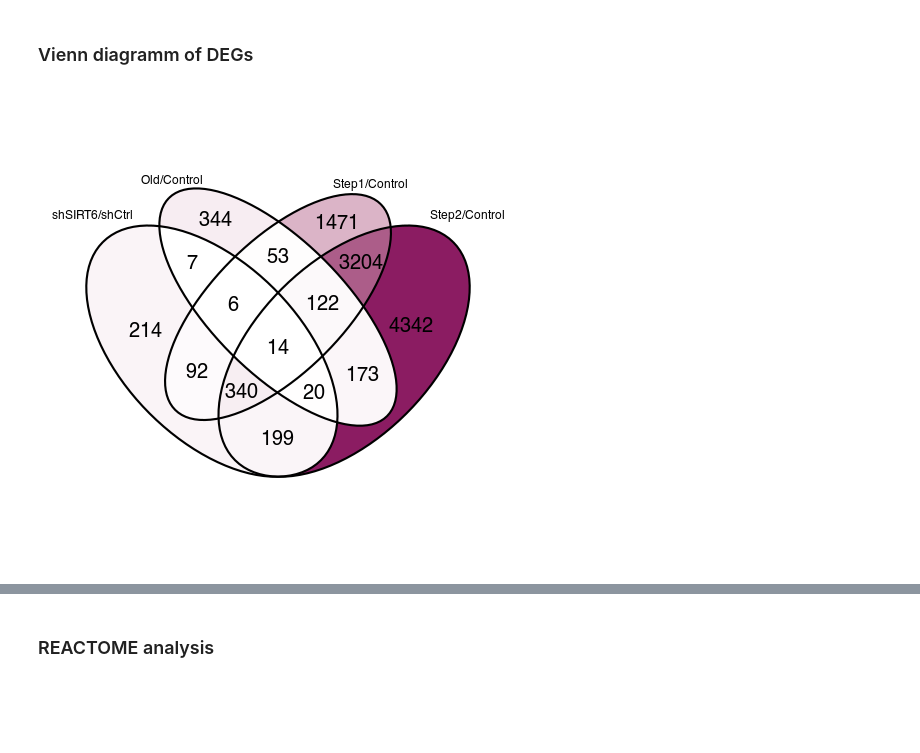
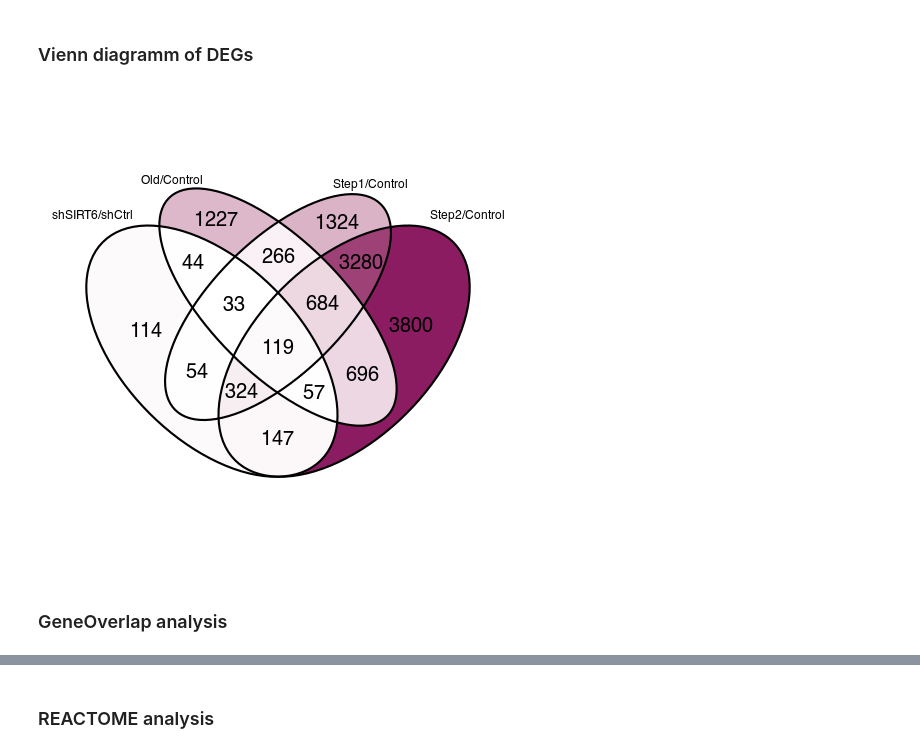
Before and after one commit to SIRT6/Sirt6_hic_paper, a Jupyter notebook: code_HiC/Figure6_RNAseq.ipynb, the cells around one changed output, grey strips where cells are left out. Saved outputs shown, nothing was run; the diff lists cells and outputs as text; code cells hidden in the pictures; blank space fills up the shorter version.

```diff
--- a/code_HiC/Figure6_RNAseq.ipynb
+++ b/code_HiC/Figure6_RNAseq.ipynb
@@ -861,27 +813,29 @@ low counts [2]     : 9109, 32%
 # %%
 %%R
 
 library(reshape2)
 library(ggVennDiagram)
 
-ko <- read.csv('/tank/projects/kashuk_rnaseq/results_rnaseq/sig_genes_pvalue_0.05_shSIRT6_shCtrl.csv', row.names = 1)
-s1 <- read.csv('/tank/projects/kashuk_rnaseq/results_rnaseq/sig_genes_pvalue_0.05_lfc_0.58_Step1_Control.csv', row.names = 1)
-s2 <- read.csv('/tank/projects/kashuk_rnaseq/results_rnaseq/sig_genes_pvalue_0.05_lfc_0.58_Step2_Control.csv', row.names = 1)
-old <- read.csv('/tank/projects/kashuk_rnaseq/results_rnaseq/sig_genes_pvalue_0.05_lfc_0.58_Old_Control.csv', row.names = 1)
+ko <- read.csv('/tank/projects/smirnov_rnaseq/kashuk_et_al/sig_genes_pvalue_0_05_shSIRT6_shCtrl.csv', row.names = 1)
+s1 <- read.csv('/tank/projects/smirnov_rnaseq/kashuk_et_al/sig_genes_pvalue_0_05_Step1_Control.csv', row.names = 1)
+s2 <- read.csv('/tank/projects/smirnov_rnaseq/kashuk_et_al/sig_genes_pvalue_0_05_Step2_Control.csv', row.names = 1)
+old <- read.csv('/tank/projects/smirnov_rnaseq/kashuk_et_al/sig_genes_pvalue_0_05_Old_Control.csv', row.names = 1)
 
 gene_list <- list('shSIRT6/shCtrl' = ko$symbol, 'Old/Control' = old$symbol, 'Step1/Control' = s1$symbol, 'Step2/Control' = s2$symbol)
 
 ggVennDiagram(gene_list, label = "count", label_alpha = 0, label_size =7) +
   scale_fill_gradient(low = "white", high = "maroon4") +
   theme(
     legend.position = "none",
     text = element_text(size = 16),
     strip.text = element_text(size = 25),
     panel.grid = element_blank(),  # Remove grid
     plot.margin = margin(10, 10, 10, 10)
   ) +
   scale_x_continuous(expand = expansion(mult = 0.1))
 
 #ggsave('/tank/projects/kashuk_sirt6_hic/supplement/Figure6_DEGs_diagram.pdf', dpi = 1200)
 # %% [output]
-[figure, old version]
+[figure, new version]
+# %% [markdown]
+### GeneOverlap analysis
```
Also changed, not shown: parts of 45 cells of this notebook, 1 other file.
